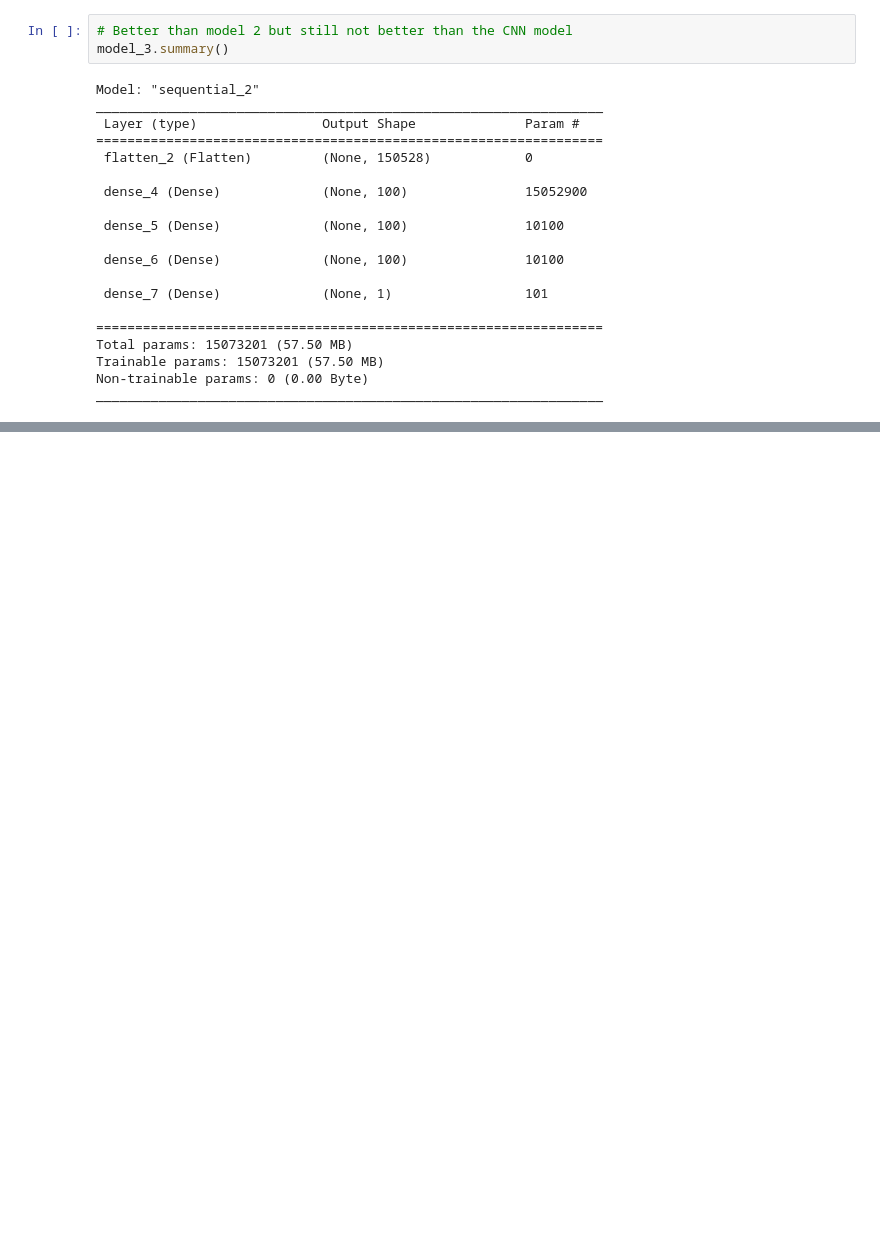
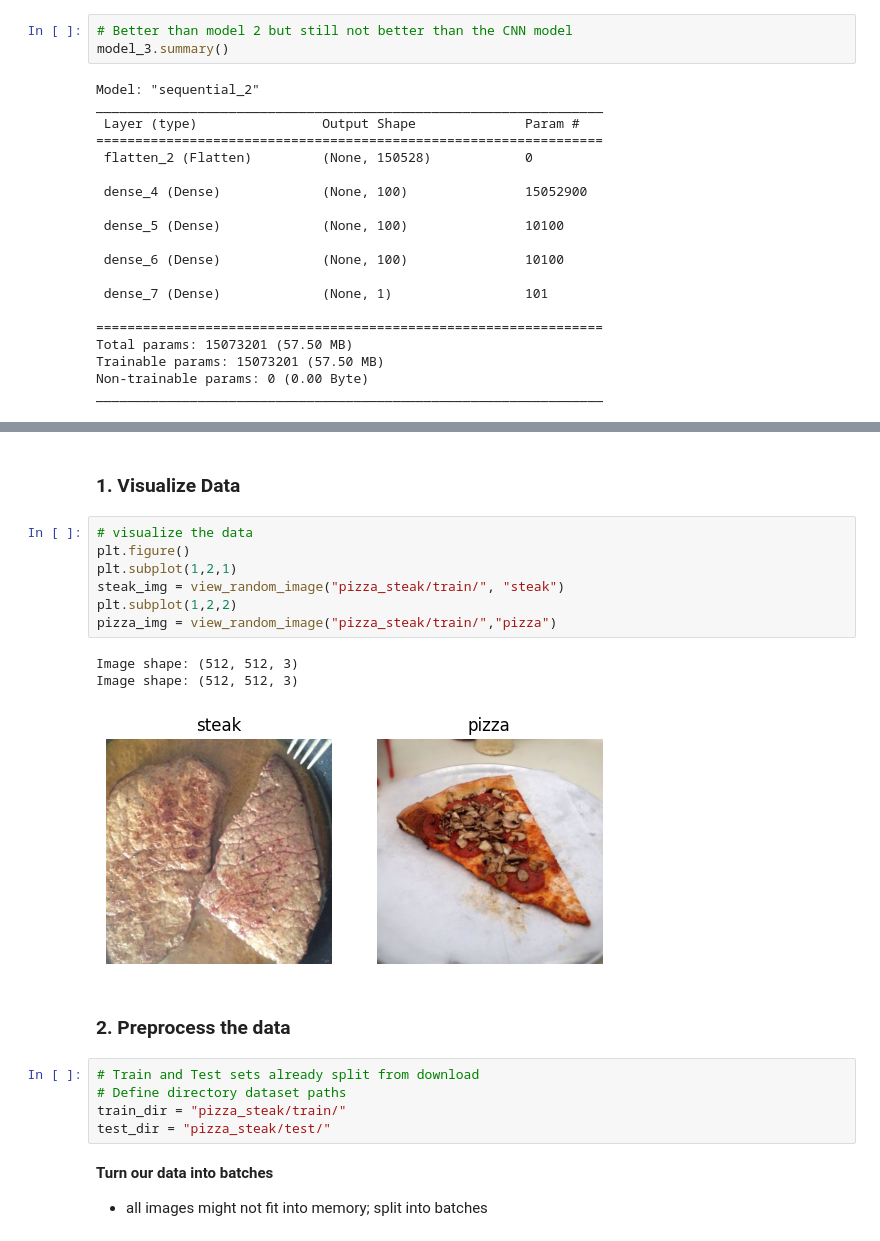
Before and after one commit to czhurdlespeed/TFDevCert, a Jupyter notebook: TFCert_Practice/03_introduction_to_computer_vision_with_TF.ipynb, the cells around one changed output, grey strips where cells are left out. Drawn from its saved outputs; the diff is of its cells as text; blank space fills up the shorter version.

```diff
--- a/TFCert_Practice/03_introduction_to_computer_vision_with_TF.ipynb
+++ b/TFCert_Practice/03_introduction_to_computer_vision_with_TF.ipynb
@@ -350,0 +360,23 @@ _________________________________________________________________
+# %% [markdown]
+### 1. Visualize Data
+# %%
+# visualize the data
+plt.figure()
+plt.subplot(1,2,1)
+steak_img = view_random_image("pizza_steak/train/", "steak")
+plt.subplot(1,2,2)
+pizza_img = view_random_image("pizza_steak/train/","pizza")
+# %% [output]
+Image shape: (512, 512, 3)
+Image shape: (512, 512, 3)
+[figure, added]
+# %% [markdown]
+### 2. Preprocess the data
+# %%
+# Train and Test sets already split from download
+# Define directory dataset paths
+train_dir = "pizza_steak/train/"
+test_dir = "pizza_steak/test/"
+# %% [markdown]
+**Turn our data into batches**
+* all images might not fit into memory; split into batches
```
Also changed, not shown: parts of 37 cells of this notebook.
